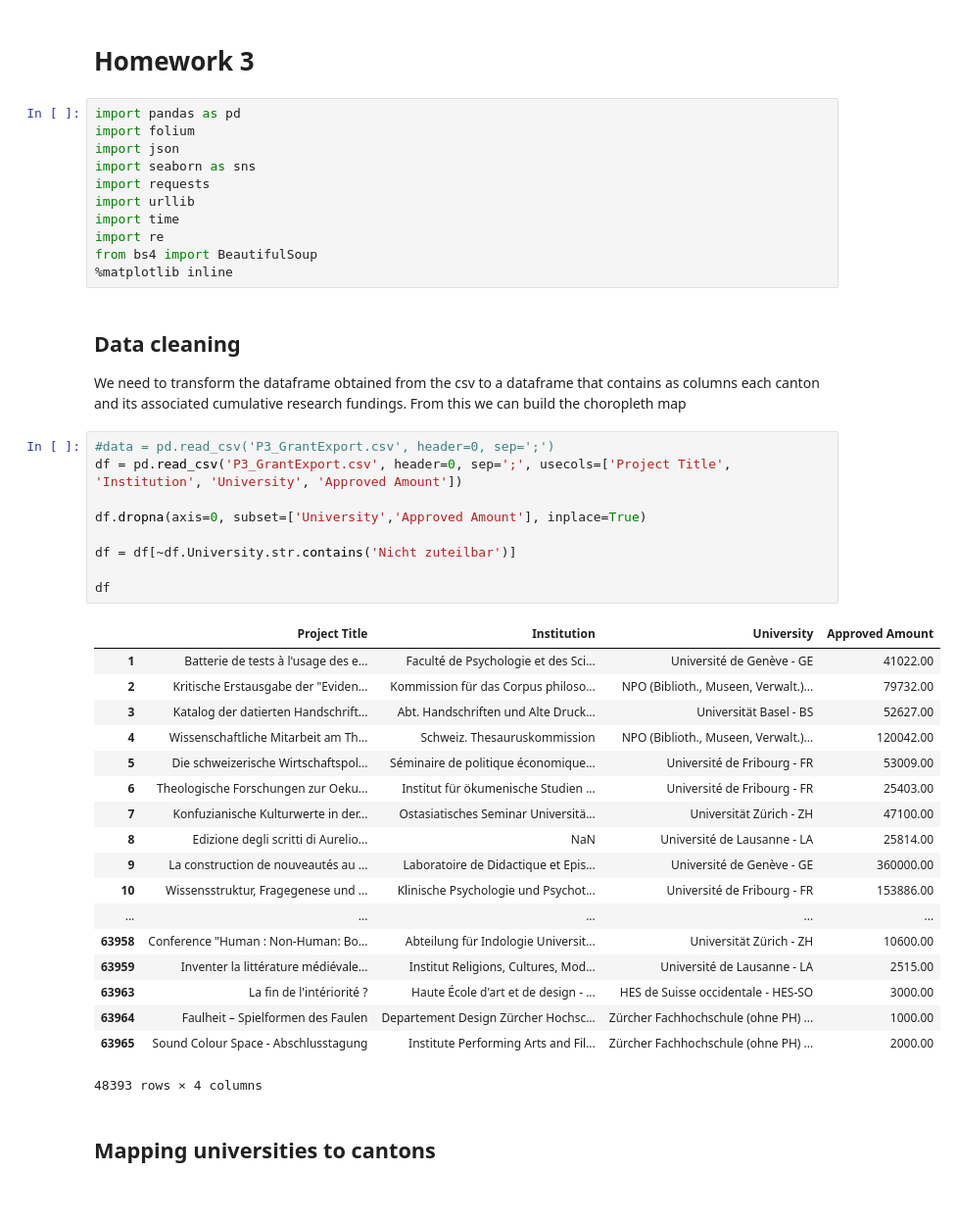
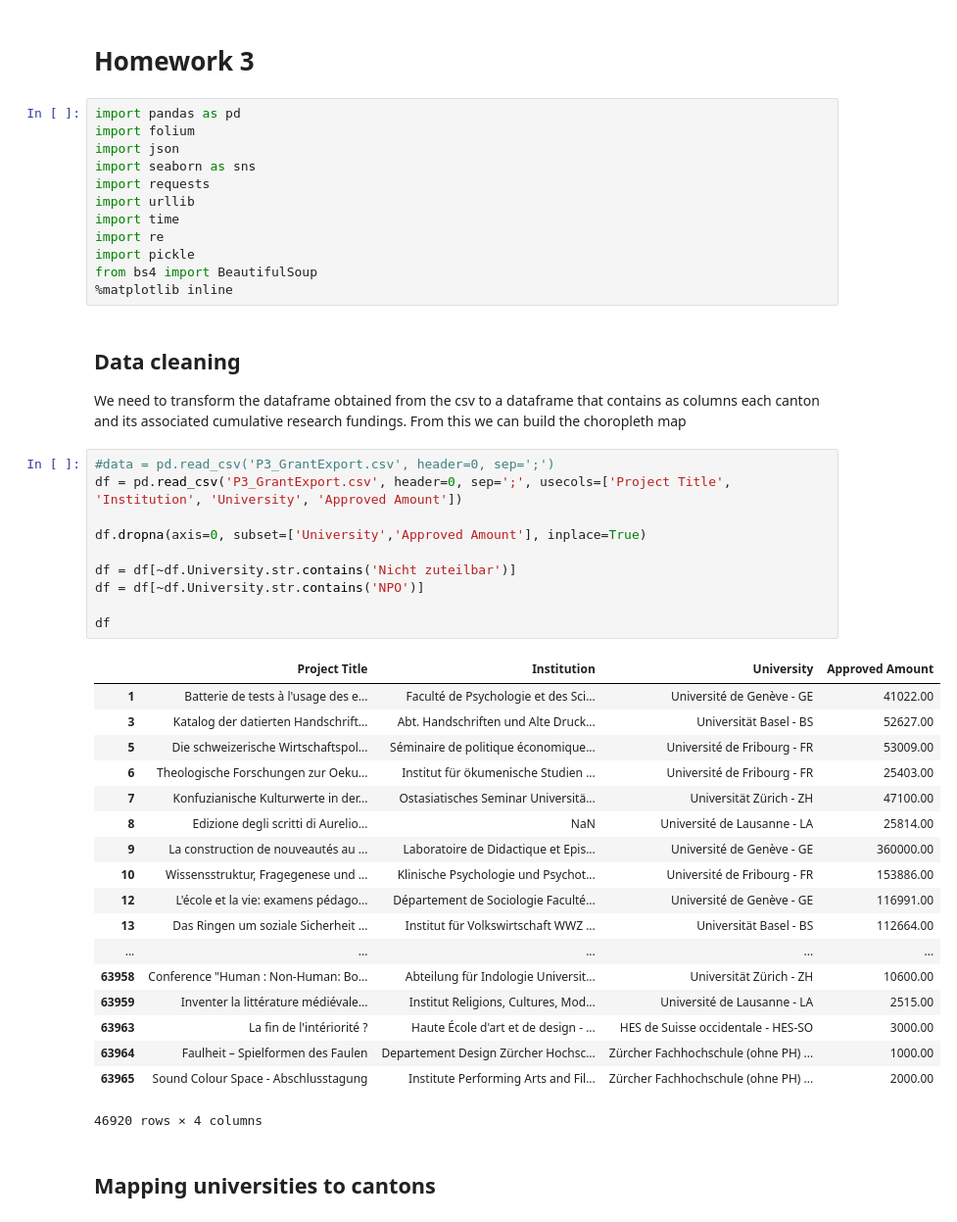
Before and after one commit to Gronlaen/data-analytics-homeworks, a Jupyter notebook: 03 - Interactive Viz/Homework3.ipynb, the cells around one changed output. Shown at 98% size. Cells and saved outputs as stored; diff of their text form.

```diff
--- a/03 - Interactive Viz/Homework3.ipynb
+++ b/03 - Interactive Viz/Homework3.ipynb
@@ -9,6 +9,7 @@ import requests
 import urllib
 import time
 import re
+import pickle
 from bs4 import BeautifulSoup
 %matplotlib inline
 # %% [markdown]
@@ -18,31 +19,32 @@ We need to transform the dataframe obtained from the csv to a dataframe that con
 # %%
 #data = pd.read_csv('P3_GrantExport.csv', header=0, sep=';')
 df = pd.read_csv('P3_GrantExport.csv', header=0, sep=';', usecols=['Project Title', 'Institution', 'University', 'Approved Amount'])
 
 df.dropna(axis=0, subset=['University','Approved Amount'], inplace=True)
 
 df = df[~df.University.str.contains('Nicht zuteilbar')]
+df = df[~df.University.str.contains('NPO')]
 
 df
 # %% [output]
 |  | Project Title | Institution | University | Approved Amount |
 | 1 | Batterie de tests à l'usage des e... | Faculté de Psychologie et des Sci... | Université de Genève - GE | 41022.00 |
-| 2 | Kritische Erstausgabe der "Eviden... | Kommission für das Corpus philoso... | NPO (Biblioth., Museen, Verwalt.)... | 79732.00 |
 | 3 | Katalog der datierten Handschrift... | Abt. Handschriften und Alte Druck... | Universität Basel - BS | 52627.00 |
-| 4 | Wissenschaftliche Mitarbeit am Th... | Schweiz. Thesauruskommission | NPO (Biblioth., Museen, Verwalt.)... | 120042.00 |
 | 5 | Die schweizerische Wirtschaftspol... | Séminaire de politique économique... | Université de Fribourg - FR | 53009.00 |
 | 6 | Theologische Forschungen zur Oeku... | Institut für ökumenische Studien ... | Université de Fribourg - FR | 25403.00 |
 | 7 | Konfuzianische Kulturwerte in der... | Ostasiatisches Seminar Universitä... | Universität Zürich - ZH | 47100.00 |
 | 8 | Edizione degli scritti di Aurelio... | NaN | Université de Lausanne - LA | 25814.00 |
 | 9 | La construction de nouveautés au ... | Laboratoire de Didactique et Epis... | Université de Genève - GE | 360000.00 |
 | 10 | Wissensstruktur, Fragegenese und ... | Klinische Psychologie und Psychot... | Université de Fribourg - FR | 153886.00 |
+| 12 | L'école et la vie: examens pédago... | Département de Sociologie Faculté... | Université de Genève - GE | 116991.00 |
+| 13 | Das Ringen um soziale Sicherheit ... | Institut für Volkswirtschaft WWZ ... | Universität Basel - BS | 112664.00 |
 | ... | ... | ... | ... | ... |
 | 63958 | Conference "Human : Non-Human: Bo... | Abteilung für Indologie Universit... | Universität Zürich - ZH | 10600.00 |
 | 63959 | Inventer la littérature médiévale... | Institut Religions, Cultures, Mod... | Université de Lausanne - LA | 2515.00 |
 | 63963 | La fin de l'intériorité ? | Haute École d'art et de design - ... | HES de Suisse occidentale - HES-SO | 3000.00 |
 | 63964 | Faulheit – Spielformen des Faulen | Departement Design Zürcher Hochsc... | Zürcher Fachhochschule (ohne PH) ... | 1000.00 |
 | 63965 | Sound Colour Space - Abschlusstagung | Institute Performing Arts and Fil... | Zürcher Fachhochschule (ohne PH) ... | 2000.00 |
-48393 rows × 4 columns
+46920 rows × 4 columns
 # %% [markdown]
 ## Mapping universities to cantons
 # %%
```
Also changed, not shown: parts of 8 cells of this notebook.
